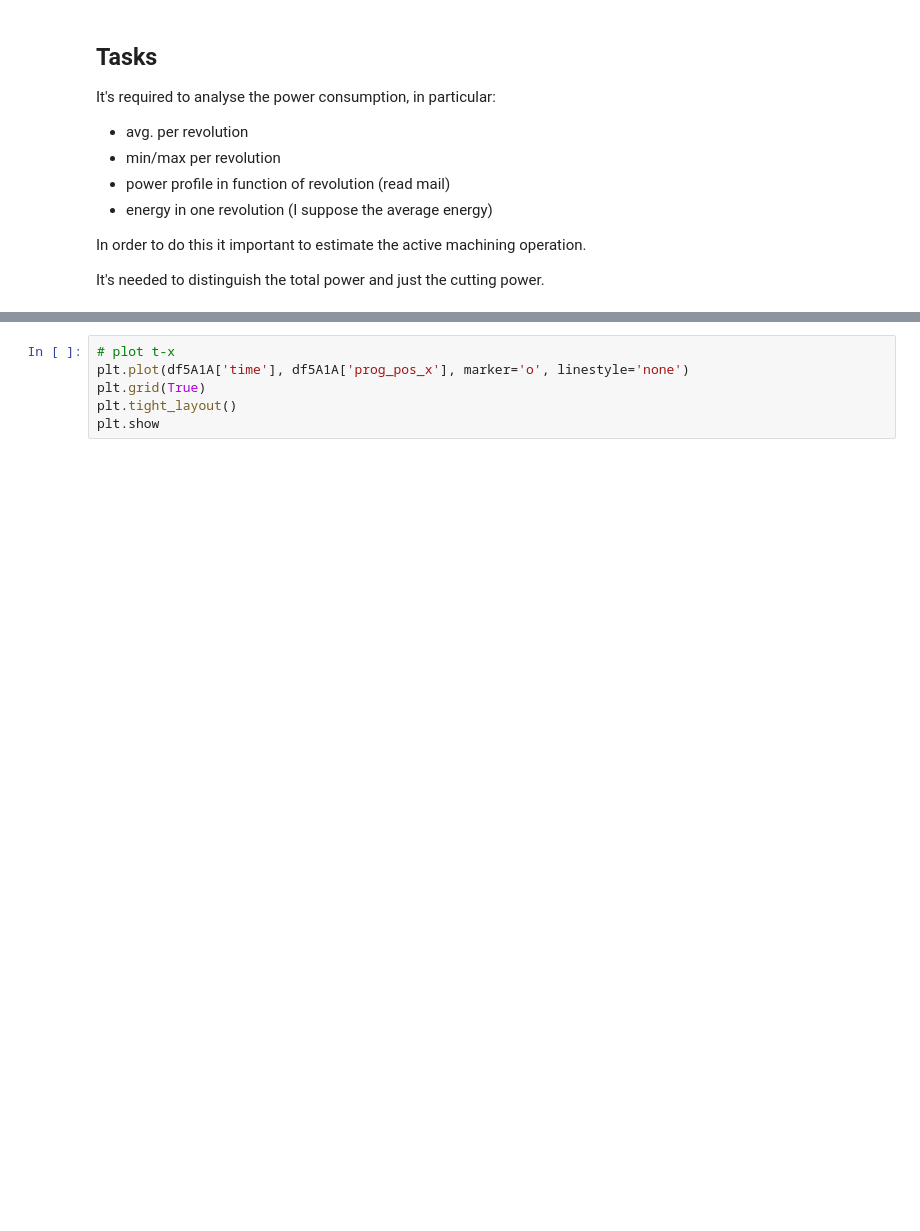
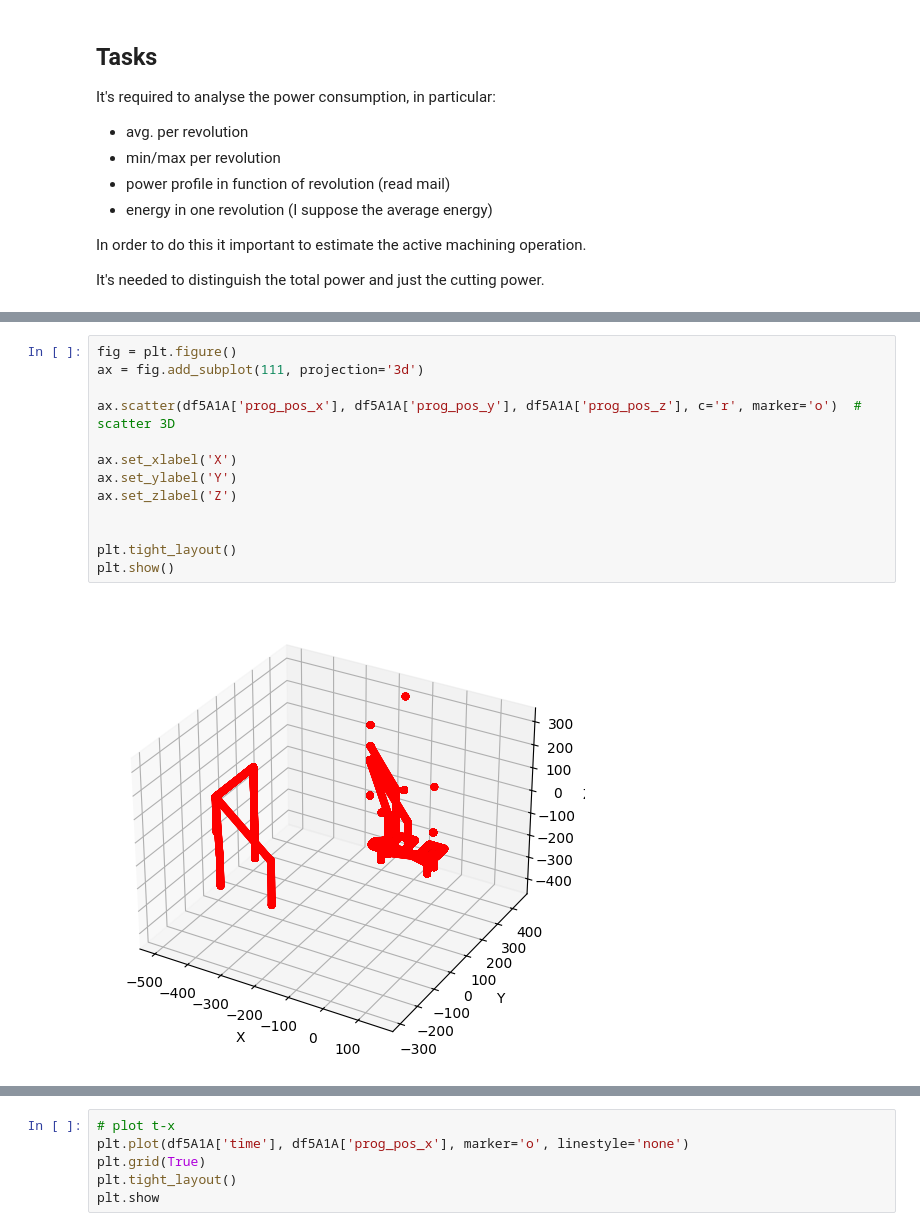
Before and after one commit to PaoloRos/MASSMa, a Jupyter notebook: 2_assignment/analisi.ipynb, the cells around one changed output, grey strips where cells are left out. Cells and saved outputs as stored; diff of their text form; blank space fills up the shorter version.

```diff
--- a/2_assignment/analisi.ipynb
+++ b/2_assignment/analisi.ipynb
@@ -114,0 +122,15 @@ plt.show
+# %%
+fig = plt.figure()
+ax = fig.add_subplot(111, projection='3d')
+
+ax.scatter(df5A1A['prog_pos_x'], df5A1A['prog_pos_y'], df5A1A['prog_pos_z'], c='r', marker='o')  # scatter 3D
+
+ax.set_xlabel('X')
+ax.set_ylabel('Y')
+ax.set_zlabel('Z')
+
+
+plt.tight_layout()
+plt.show()
+# %% [output]
+[figure, added]
```
Also changed, not shown: parts of 13 cells of this notebook, 3 other files.
